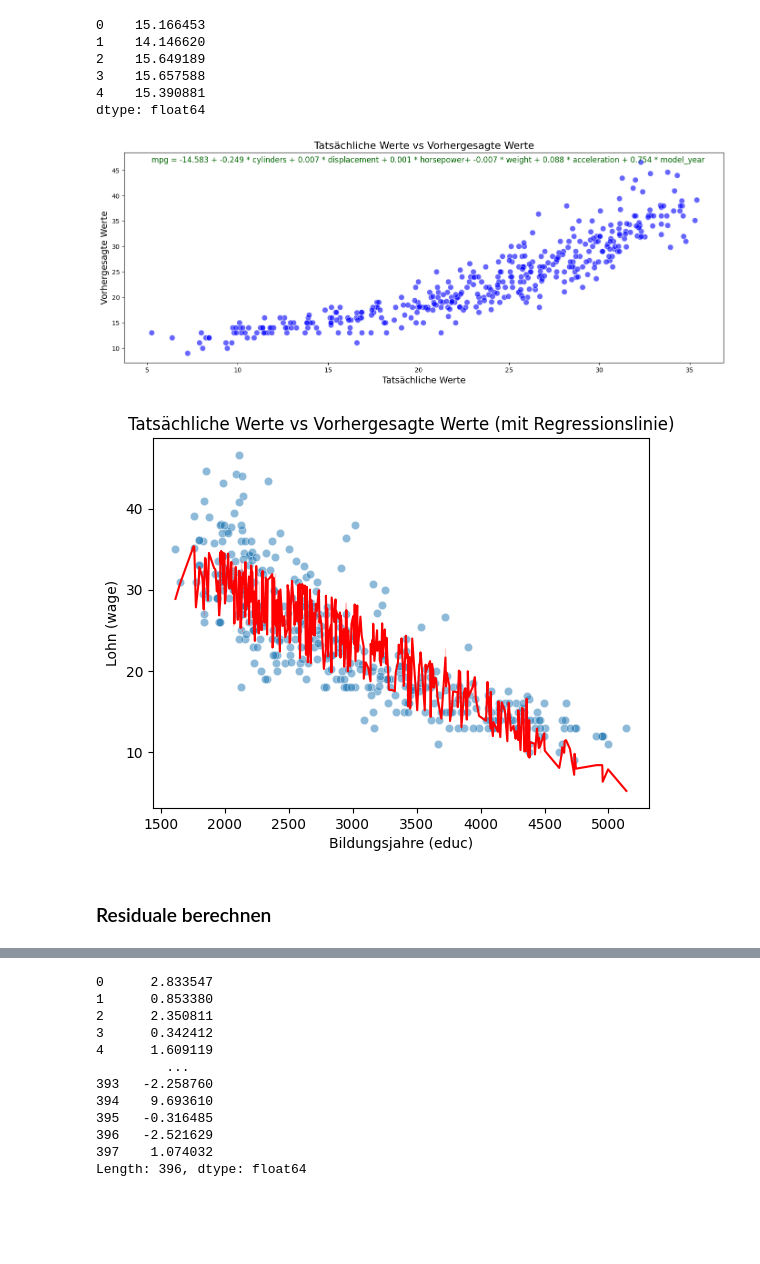
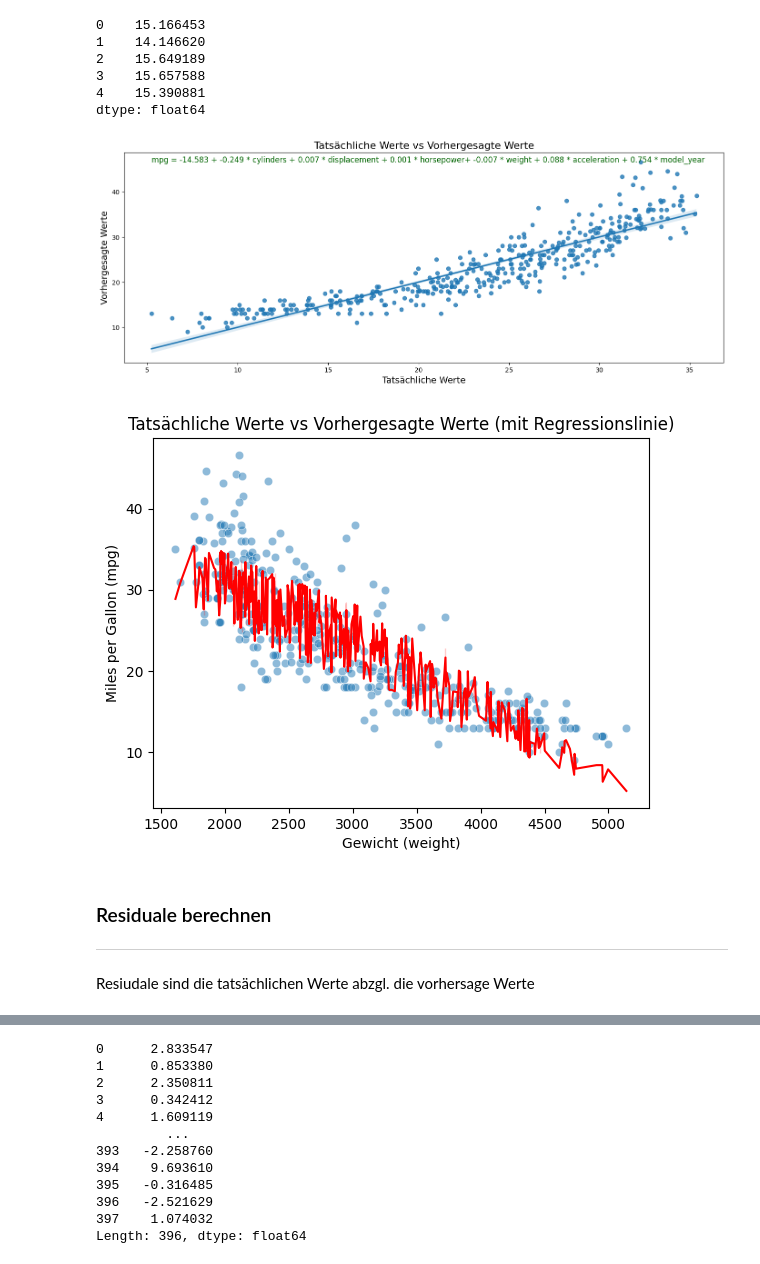
Before and after one commit to RiccardoDAndrea/Python-Crashkurs, a Jupyter notebook: Python_regression.ipynb, the cells around one changed output, grey strips where cells are left out. Drawn from its saved outputs; the diff is of its cells as text; code cells hidden in the pictures; blank space fills up the shorter version.

```diff
--- a/Python_regression.ipynb
+++ b/Python_regression.ipynb
@@ -305,38 +286,41 @@ prediction[:5]
 4    15.390881
 dtype: float64
 # %%
-# Scatterplot erstellen (Farben und Transparenz anpassen)
+# Scatterplot erstellen
 plt.figure(figsize=(17, 6))
-sns.scatterplot(x=prediction, y=y, alpha=0.6, color="blue", edgecolor="w", s=80)  # s=80 macht die Punkte größer
+sns.regplot(x=prediction, y=y)  # s=80 macht die Punkte größer
+
+# Die Regressionsformel in die Grafik einfügen
+plt.text(x=min(prediction), y=max(y), s=formula, fontsize=12, color='darkgreen', ha='left')
 
 # Plot-Titel und Achsenbeschriftungen
 plt.title("Tatsächliche Werte vs Vorhergesagte Werte", fontsize=16)
 plt.xlabel("Tatsächliche Werte", fontsize=14)
 plt.ylabel("Vorhergesagte Werte", fontsize=14)
 
-# Die Regressionsformel in die Grafik einfügen
-plt.text(x=min(prediction), y=max(y), s=formula, fontsize=12, color='darkgreen', ha='left')
+
 
 # Plot anzeigen und speichern
-
 plt.savefig("MLR_Output/Title_Actual_vs_Predicted_with_formula.png", dpi=150)
 plt.show()
 # %% [output]
-[figure, old version]
+[figure, new version]
 # %%
-# Scatterplot für educ gegen wage
 sns.scatterplot(x=X["weight"], y=y, alpha=0.5)
 
 # Regressionslinie hinzufügen
 sns.lineplot(x=df["weight"], y=prediction, color='red')
 
 plt.title("Tatsächliche Werte vs Vorhergesagte Werte (mit Regressionslinie)")
-plt.xlabel("Bildungsjahre (educ)")
-plt.ylabel("Lohn (wage)")
+plt.xlabel("Gewicht (weight)")
+plt.ylabel("Miles per Gallon (mpg)")
 
-plt.savefig("MLR_Output/educ_vs_wage_with_regression_line.png")
+plt.savefig("MLR_Output/Tatsächliche Werte vs Vorhergesagte Werte.png")
 plt.show()
 # %% [output]
-[figure, old version]
+[figure, new version]
-# %% [markdown]
-### Residuale berechnen
+# %% [markdown]
+### Residuale berechnen
+---
+
+Resiudale sind die tatsächlichen Werte abzgl. die vorhersage Werte
```
Also changed, not shown: parts of 33 cells of this notebook, 1 other file.
